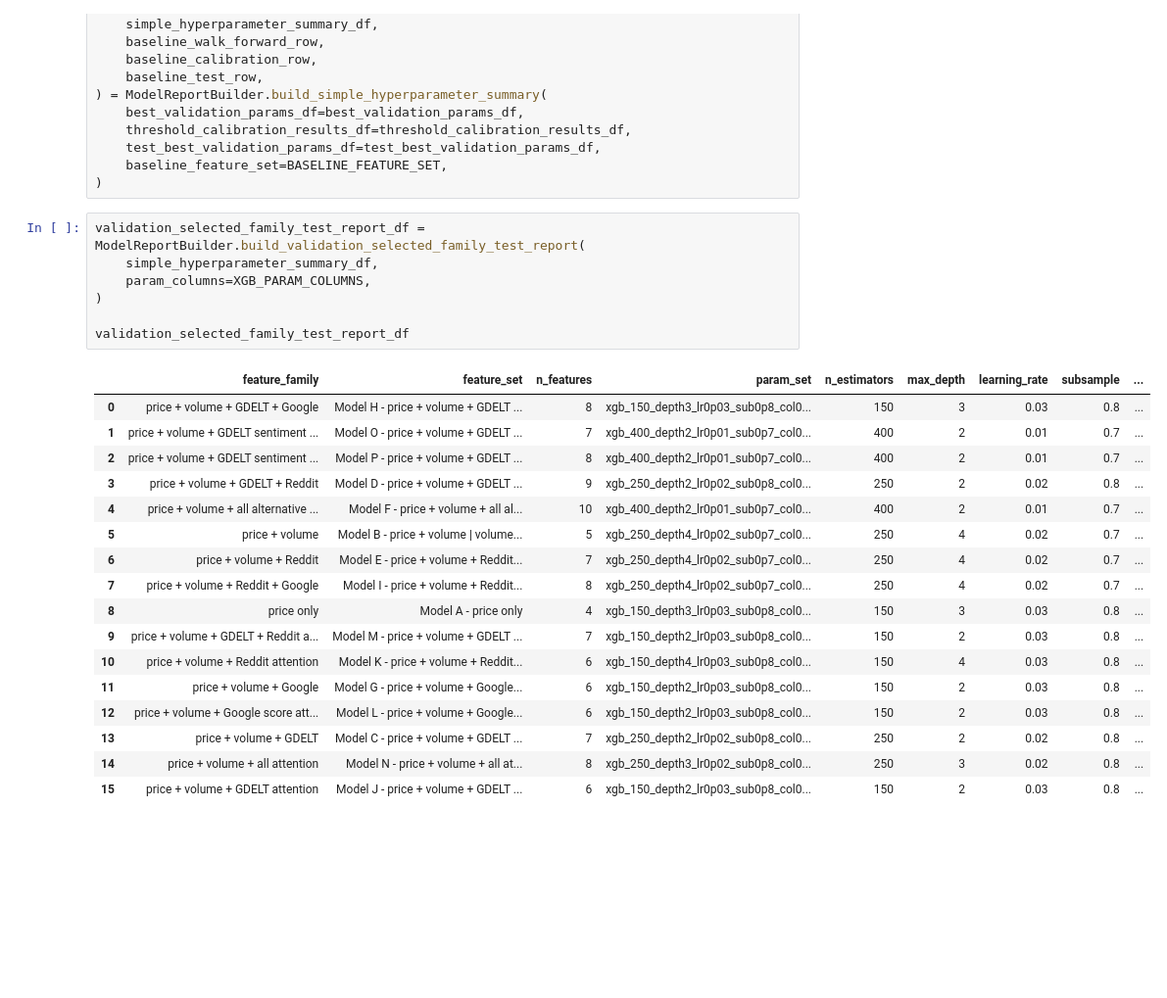
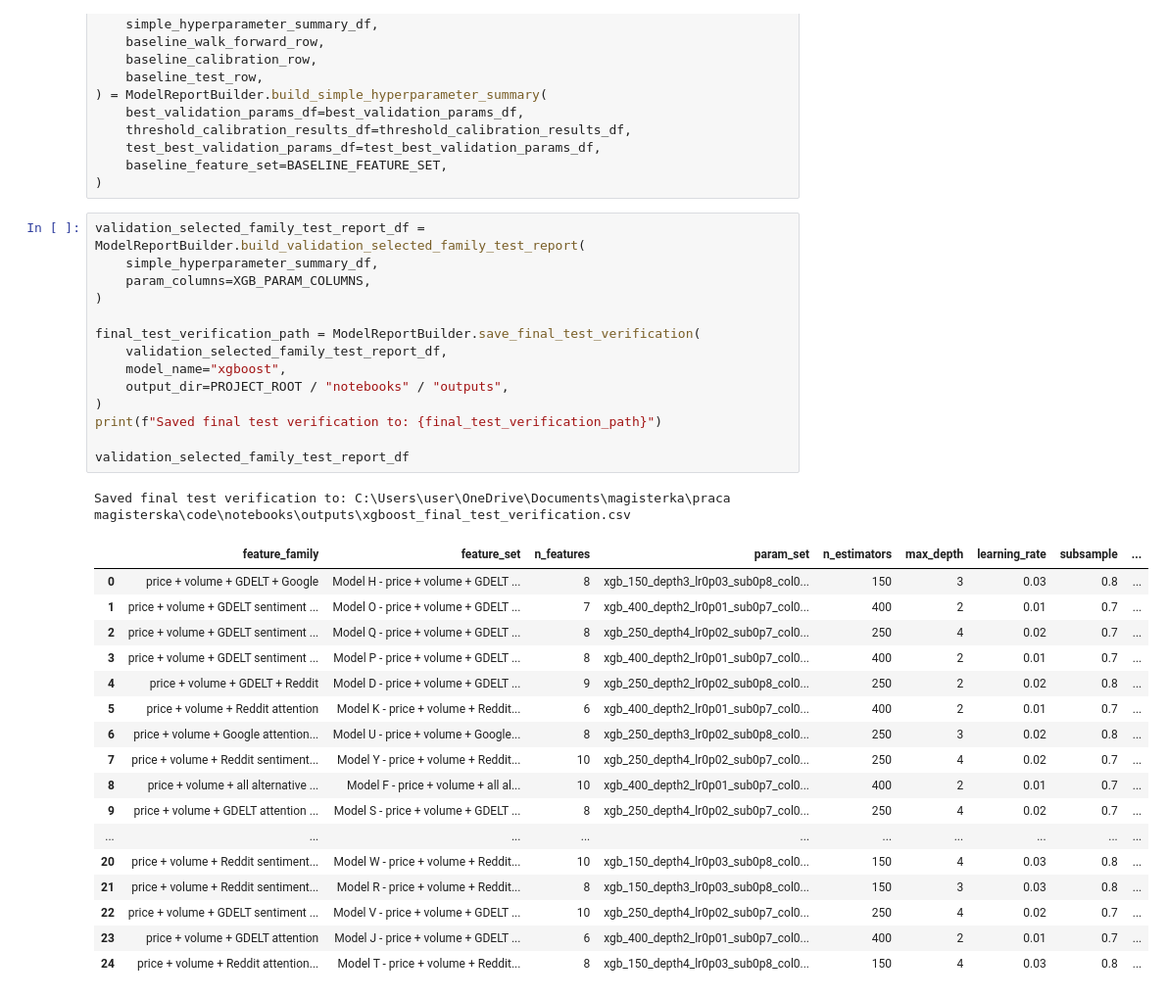
Before and after one commit to filip19992/equity-price-direction-predictor, a Jupyter notebook: notebooks/xgboost.ipynb, the cells around one changed output. Shown at 98% size. Saved outputs shown, nothing was run; the diff lists cells and outputs as text; blank space fills up the shorter version.

```diff
--- a/notebooks/xgboost.ipynb
+++ b/notebooks/xgboost.ipynb
@@ -735,25 +735,33 @@ test_best_validation_params_df = pd.DataFrame(test_rows).sort_values(
 # %%
 validation_selected_family_test_report_df = ModelReportBuilder.build_validation_selected_family_test_report(
     simple_hyperparameter_summary_df,
     param_columns=XGB_PARAM_COLUMNS,
 )
 
+final_test_verification_path = ModelReportBuilder.save_final_test_verification(
+    validation_selected_family_test_report_df,
+    model_name="xgboost",
+    output_dir=PROJECT_ROOT / "notebooks" / "outputs",
+)
+print(f"Saved final test verification to: {final_test_verification_path}")
+
 validation_selected_family_test_report_df
 # %% [output]
+Saved final test verification to: C:\Users\user\OneDrive\Documents\magisterka\praca magisterska\code\notebooks\outputs\xgboost_final_test_verification.csv
 |  | feature_family | feature_set | n_features | param_set | n_estimators | max_depth | learning_rate | subsample | ... |
 | 0 | price + volume + GDELT + Google | Model H - price + volume + GDELT ... | 8 | xgb_150_depth3_lr0p03_sub0p8_col0... | 150 | 3 | 0.03 | 0.8 | ... |
 | 1 | price + volume + GDELT sentiment ... | Model O - price + volume + GDELT ... | 7 | xgb_400_depth2_lr0p01_sub0p7_col0... | 400 | 2 | 0.01 | 0.7 | ... |
-| 2 | price + volume + GDELT sentiment ... | Model P - price + volume + GDELT ... | 8 | xgb_400_depth2_lr0p01_sub0p7_col0... | 400 | 2 | 0.01 | 0.7 | ... |
-| 3 | price + volume + GDELT + Reddit | Model D - price + volume + GDELT ... | 9 | xgb_250_depth2_lr0p02_sub0p8_col0... | 250 | 2 | 0.02 | 0.8 | ... |
-| 4 | price + volume + all alternative ... | Model F - price + volume + all al... | 10 | xgb_400_depth2_lr0p01_sub0p7_col0... | 400 | 2 | 0.01 | 0.7 | ... |
-| 5 | price + volume | Model B - price + volume | volume... | 5 | xgb_250_depth4_lr0p02_sub0p7_col0... | 250 | 4 | 0.02 | 0.7 | ... |
-| 6 | price + volume + Reddit | Model E - price + volume + Reddit... | 7 | xgb_250_depth4_lr0p02_sub0p7_col0... | 250 | 4 | 0.02 | 0.7 | ... |
-| 7 | price + volume + Reddit + Google | Model I - price + volume + Reddit... | 8 | xgb_250_depth4_lr0p02_sub0p7_col0... | 250 | 4 | 0.02 | 0.7 | ... |
-| 8 | price only | Model A - price only | 4 | xgb_150_depth3_lr0p03_sub0p8_col0... | 150 | 3 | 0.03 | 0.8 | ... |
-| 9 | price + volume + GDELT + Reddit a... | Model M - price + volume + GDELT ... | 7 | xgb_150_depth2_lr0p03_sub0p8_col0... | 150 | 2 | 0.03 | 0.8 | ... |
-| 10 | price + volume + Reddit attention | Model K - price + volume + Reddit... | 6 | xgb_150_depth4_lr0p03_sub0p8_col0... | 150 | 4 | 0.03 | 0.8 | ... |
-| 11 | price + volume + Google | Model G - price + volume + Google... | 6 | xgb_150_depth2_lr0p03_sub0p8_col0... | 150 | 2 | 0.03 | 0.8 | ... |
-| 12 | price + volume + Google score att... | Model L - price + volume + Google... | 6 | xgb_150_depth2_lr0p03_sub0p8_col0... | 150 | 2 | 0.03 | 0.8 | ... |
-| 13 | price + volume + GDELT | Model C - price + volume + GDELT ... | 7 | xgb_250_depth2_lr0p02_sub0p8_col0... | 250 | 2 | 0.02 | 0.8 | ... |
-| 14 | price + volume + all attention | Model N - price + volume + all at... | 8 | xgb_250_depth3_lr0p02_sub0p8_col0... | 250 | 3 | 0.02 | 0.8 | ... |
-| 15 | price + volume + GDELT attention | Model J - price + volume + GDELT ... | 6 | xgb_150_depth2_lr0p03_sub0p8_col0... | 150 | 2 | 0.03 | 0.8 | ... |
+| 2 | price + volume + GDELT sentiment ... | Model Q - price + volume + GDELT ... | 8 | xgb_250_depth4_lr0p02_sub0p7_col0... | 250 | 4 | 0.02 | 0.7 | ... |
+| 3 | price + volume + GDELT sentiment ... | Model P - price + volume + GDELT ... | 8 | xgb_400_depth2_lr0p01_sub0p7_col0... | 400 | 2 | 0.01 | 0.7 | ... |
+| 4 | price + volume + GDELT + Reddit | Model D - price + volume + GDELT ... | 9 | xgb_250_depth2_lr0p02_sub0p8_col0... | 250 | 2 | 0.02 | 0.8 | ... |
+| 5 | price + volume + Reddit attention | Model K - price + volume + Reddit... | 6 | xgb_400_depth2_lr0p01_sub0p7_col0... | 400 | 2 | 0.01 | 0.7 | ... |
+| 6 | price + volume + Google attention... | Model U - price + volume + Google... | 8 | xgb_250_depth3_lr0p02_sub0p8_col0... | 250 | 3 | 0.02 | 0.8 | ... |
+| 7 | price + volume + Reddit sentiment... | Model Y - price + volume + Reddit... | 10 | xgb_250_depth4_lr0p02_sub0p7_col0... | 250 | 4 | 0.02 | 0.7 | ... |
+| 8 | price + volume + all alternative ... | Model F - price + volume + all al... | 10 | xgb_400_depth2_lr0p01_sub0p7_col0... | 400 | 2 | 0.01 | 0.7 | ... |
+| 9 | price + volume + GDELT attention ... | Model S - price + volume + GDELT ... | 8 | xgb_250_depth4_lr0p02_sub0p7_col0... | 250 | 4 | 0.02 | 0.7 | ... |
+| ... | ... | ... | ... | ... | ... | ... | ... | ... | ... |
+| 20 | price + volume + Reddit sentiment... | Model W - price + volume + Reddit... | 10 | xgb_150_depth4_lr0p03_sub0p8_col0... | 150 | 4 | 0.03 | 0.8 | ... |
+| 21 | price + volume + Reddit sentiment... | Model R - price + volume + Reddit... | 8 | xgb_150_depth3_lr0p03_sub0p8_col0... | 150 | 3 | 0.03 | 0.8 | ... |
+| 22 | price + volume + GDELT sentiment ... | Model V - price + volume + GDELT ... | 10 | xgb_250_depth4_lr0p02_sub0p7_col0... | 250 | 4 | 0.02 | 0.7 | ... |
+| 23 | price + volume + GDELT attention | Model J - price + volume + GDELT ... | 6 | xgb_400_depth2_lr0p01_sub0p7_col0... | 400 | 2 | 0.01 | 0.7 | ... |
+| 24 | price + volume + Reddit attention... | Model T - price + volume + Reddit... | 8 | xgb_150_depth4_lr0p03_sub0p8_col0... | 150 | 4 | 0.03 | 0.8 | ... |
```
Also changed, not shown: parts of 2 cells of this notebook, 5 other files.
